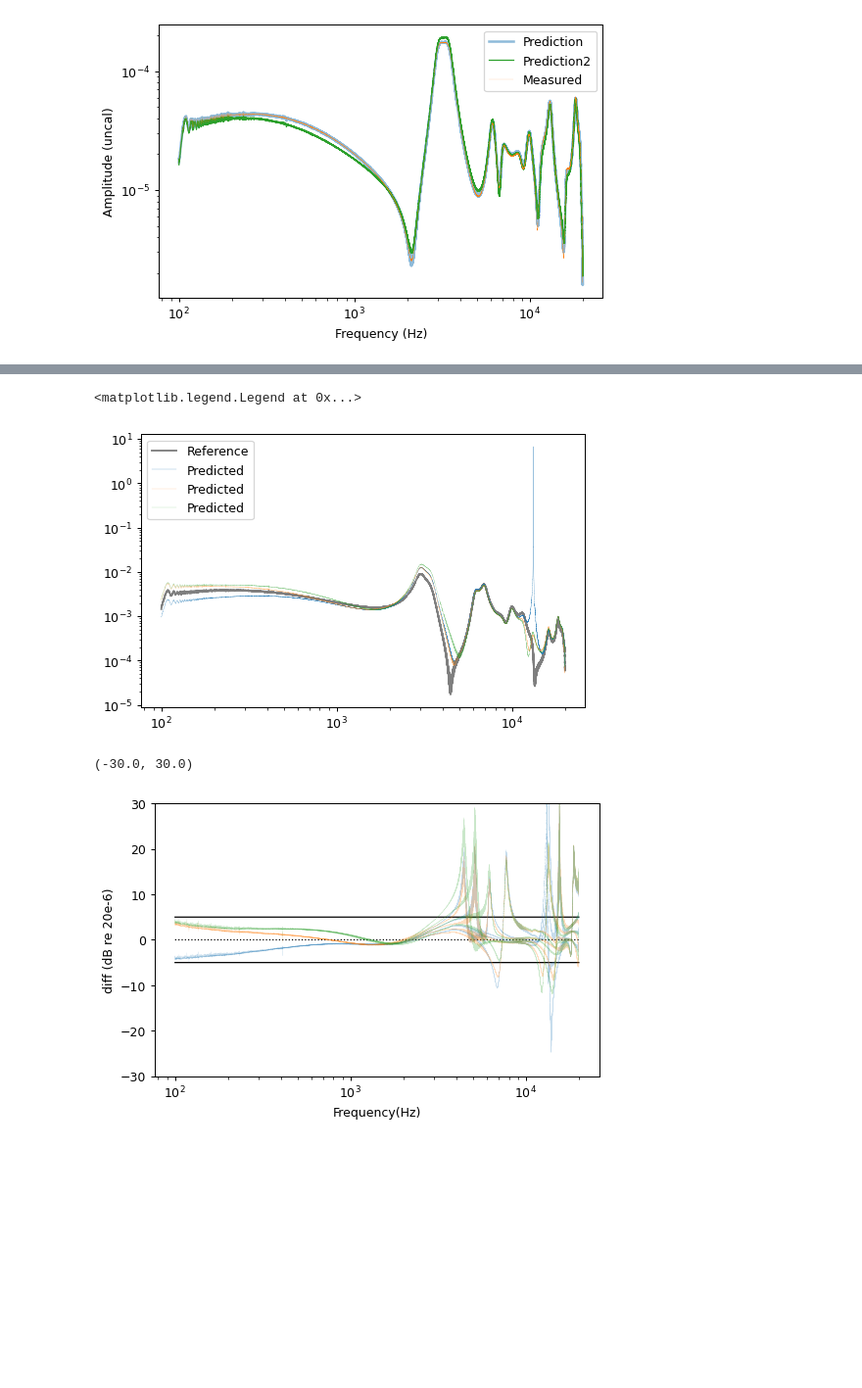
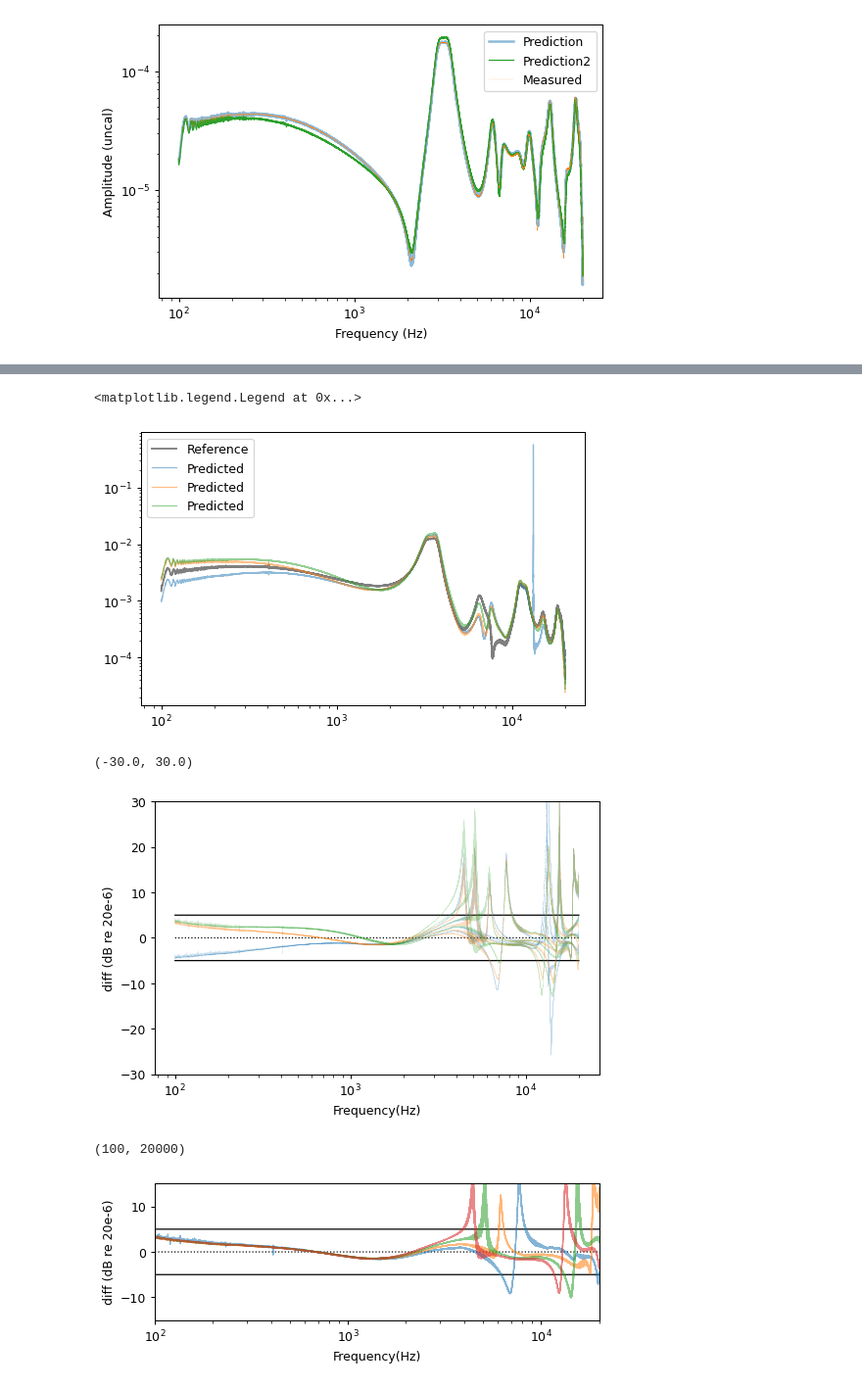
Before and after one commit to Tympan/auren-python, a Jupyter notebook: jupyter_notebooks/2024-07-02_auren_calibration_0.ipynb, the cells around one changed output, grey strips where cells are left out. Shown at 98% size. Cells and saved outputs as stored; diff of their text form; code cells hidden in the pictures; blank space fills up the shorter version.

```diff
--- a/jupyter_notebooks/2024-07-02_auren_calibration_0.ipynb
+++ b/jupyter_notebooks/2024-07-02_auren_calibration_0.ipynb
@@ -422,7 +422,7 @@ for i, mic in enumerate(channels[:-1]):
     p_probe_pred = cavern_model.p_measured(
         f[0, 0] * units.Hz,
         x_probe[0] + x_probe_offset,
-        x_mic[mic1], x_mic[mic_ref],
+        x_mic[mic], x_mic[mic_ref],
         p[:, trial, mic] * cal2[:, mic], p[:, trial, mic_ref])
     # mic_p_correction[i] = np.abs(p_probe_pred)
     mic_p_correction[i] = np.abs(p_ref_on_f[:, trial] / p_probe_pred)
@@ -522,5 +516,5 @@ plt.legend()
 # %%
-channel = 3
+channel = 0
 mic1 = 0
 N = p_ref.shape[0]
 p_probe_pred2 = cavern_model.p_measured(
@@ -530,11 +524,14 @@ p_probe_pred2 = cavern_model.p_measured(
     p[:N, trial, mic1] * cal2[:, mic1] * amp_cal, p[:N, trial, mic_ref] * amp_cal)
 
 mic1 = 1
+# mic2 = 2
 p_probe_pred22 = cavern_model.p_measured(
     f[0, 0] * units.Hz,
     x_probe[0] + x_probe_offset,
     x_mic[mic1], x_mic[mic_ref],
     p[:N, trial, mic1] * cal2[:, mic1] * amp_cal, p[:N, trial, mic_ref] * amp_cal)
+    # x_mic[mic1], x_mic[mic2],
+    # p[:N, trial, mic1] * cal2[:, mic1] * amp_cal, p[:N, trial, mic2] * cal2[:, mic2] * amp_cal)
 
 mic1 = 2
 p_probe_pred23 = cavern_model.p_measured(
@@ -546,27 +543,68 @@ p_probe_pred23 = cavern_model.p_measured(
 plt.figure(**figkwargs)
 plt.loglog(f_ref[0, 0], np.abs(p_ref[channel, trial]).T, 'k', alpha=0.5, label='Reference')
 # plt.loglog(f[0, 0], np.abs(p_ref_on_f[channel, trial]).T, 'r-', alpha=1, lw=0.2, label='Reference')
-plt.loglog(f_ref[0, 0], np.abs(p_probe_pred2[channel]).T, 'C0', alpha=0.9, label="Predicted", lw=0.2)
-plt.loglog(f_ref[0, 0], np.abs(p_probe_pred22[channel]).T, 'C1', alpha=0.5, label="Predicted", lw=0.2)
-plt.loglog(f_ref[0, 0], np.abs(p_probe_pred23[channel]).T, 'C2', alpha=0.5, label="Predicted", lw=0.2)
+plt.loglog(f_ref[0, 0], np.abs(p_probe_pred2[channel]).T, 'C0', alpha=0.5, label="Predicted", lw=1)
+plt.loglog(f_ref[0, 0], np.abs(p_probe_pred22[channel]).T, 'C1', alpha=0.5, label="Predicted", lw=1)
+plt.loglog(f_ref[0, 0], np.abs(p_probe_pred23[channel]).T, 'C2', alpha=0.5, label="Predicted", lw=1)
 plt.legend()
 # %% [output]
 <matplotlib.legend.Legend at 0x...>
-[figure, old version]
+[figure, new version]
+# %%
+plt.figure(**figkwargs)
+plt.semilogx(f[0, 0], f[0, 0]*0 + 5, 'k', lw=1, alpha=1)
+plt.semilogx(f[0, 0], f[0, 0]*0 - 5, 'k', lw=1, alpha=1)
+plt.semilogx(f[0, 0], f[0, 0]*0  , 'k:', lw=1, alpha=1)
+plt.semilogx(f_ref[0, 0], todB(p_probe_pred2).T - todB(p_ref[:, 0].T), 'C0', alpha=0.25, lw=0.2)
+plt.semilogx(f_ref[0, 0], todB(p_probe_pred22).T - todB(p_ref[:, 0].T), 'C1', alpha=0.25, lw=0.2)
+plt.semilogx(f_ref[0, 0], todB(p_probe_pred23).T - todB(p_ref[:, 0].T), 'C2', alpha=0.25, lw=0.2)
+
+# Linear x-scale version
+# plt.plot(f[0, 0], f[0, 0]*0 + 5, 'k', lw=1, alpha=1)
+# plt.plot(f[0, 0], f[0, 0]*0 - 5, 'k', lw=1, alpha=1)
+# plt.plot(f[0, 0], f[0, 0]*0  , 'k:', lw=1, alpha=1)
+# plt.plot(f_ref[0, 0], todB(p_probe_pred2).T - todB(p_ref[:, 0].T), 'C0', alpha=0.25, lw=0.2)
+# plt.plot(f_ref[0, 0], todB(p_probe_pred22).T - todB(p_ref[:, 0].T), 'C1', alpha=0.25, lw=0.2)
+# plt.plot(f_ref[0, 0], todB(p_probe_pred23).T - todB(p_ref[:, 0].T), 'C2', alpha=0.25, lw=0.2)
+
+# This is the same thing
+# plt.semilogx(f_ref[0, 0], 20*np.log10(np.abs(p_probe_pred2) / p_ref[:, 0]).T, 'C0', alpha=0.25, lw=0.2)
+# plt.semilogx(f_ref[0, 0], 20*np.log10(np.abs(p_probe_pred22) / p_ref[:, 0]).T, 'C1', alpha=0.25, lw=0.2)
+# plt.semilogx(f_ref[0, 0], 20*np.log10(np.abs(p_probe_pred23) / p_ref[:, 0]).T, 'C2', alpha=0.25, lw=0.2)
+plt.ylabel('diff (dB re 20e-6)')
+plt.xlabel('Frequency(Hz)')
+plt.ylim([-30, 30])
+# %% [output]
+(-30.0, 30.0)
+[figure, added]
 # %%
-plt.figure(**figkwargs)
+myfigkwars = figkwargs.copy()
+myfigkwars['figsize'] = (6.5, 6.5/1.618034 / 2)
+plt.figure(**myfigkwars)
 plt.semilogx(f[0, 0], f[0, 0]*0 + 5, 'k', lw=1, alpha=1)
 plt.semilogx(f[0, 0], f[0, 0]*0 - 5, 'k', lw=1, alpha=1)
 plt.semilogx(f[0, 0], f[0, 0]*0  , 'k:', lw=1, alpha=1)
-plt.semilogx(f_ref[0, 0], todB(p_probe_pred2).T - todB(p_ref[:, 0].T), 'C0', alpha=0.25, lw=0.2)
-plt.semilogx(f_ref[0, 0], todB(p_probe_pred22).T - todB(p_ref[:, 0].T), 'C1', alpha=0.25, lw=0.2)
-plt.semilogx(f_ref[0, 0], todB(p_probe_pred23).T - todB(p_ref[:, 0].T), 'C2', alpha=0.25, lw=0.2)
-# plt.semilogx(f_ref[0, 0], np.log10(np.abs(p_probe_pred2) / p_ref[:, 0]).T, 'C0', alpha=0.25, lw=0.2)
-# plt.semilogx(f_ref[0, 0], np.log10(np.abs(p_probe_pred22) / p_ref[:, 0]).T, 'C1', alpha=0.25, lw=0.2)
-# plt.semilogx(f_ref[0, 0], np.log10(np.abs(p_probe_pred23) / p_ref[:, 0]).T, 'C2', alpha=0.25, lw=0.2)
+# plt.semilogx(f_ref[0, 0], todB(p_probe_pred2).T - todB(p_ref[:, 0].T), 'C0', alpha=0.25, lw=0.2)
+plt.semilogx(f_ref[0, 0], todB(p_probe_pred22).T - todB(p_ref[:, 0].T), alpha=0.55, lw=1)
+# plt.semilogx(f_ref[0, 0], todB(p[:N, trial, 1] * cal2[:, 1] * amp_cal).T - todB(p_ref[:, 0].T), 'C2', alpha=0.25, lw=0.2)
+# plt.semilogx(f_ref[0, 0], todB(p_probe_pred23).T - todB(p_ref[:, 0].T), 'C2', alpha=0.25, lw=0.2)
+
+# Linear x-scale version
+# plt.plot(f[0, 0], f[0, 0]*0 + 5, 'k', lw=1, alpha=1)
+# plt.plot(f[0, 0], f[0, 0]*0 - 5, 'k', lw=1, alpha=1)
+# plt.plot(f[0, 0], f[0, 0]*0  , 'k:', lw=1, alpha=1)
+# plt.plot(f_ref[0, 0], todB(p_probe_pred2).T - todB(p_ref[:, 0].T), 'C0', alpha=0.25, lw=0.2)
+# plt.plot(f_ref[0, 0], todB(p_probe_pred22).T - todB(p_ref[:, 0].T), 'C1', alpha=0.25, lw=0.2)
+# plt.plot(f_ref[0, 0], todB(p_probe_pred23).T - todB(p_ref[:, 0].T), 'C2', alpha=0.25, lw=0.2)
+
+# This is the same thing
+# plt.semilogx(f_ref[0, 0], 20*np.log10(np.abs(p_probe_pred2) / p_ref[:, 0]).T, 'C0', alpha=0.25, lw=0.2)
+# plt.semilogx(f_ref[0, 0], 20*np.log10(np.abs(p_probe_pred22) / p_ref[:, 0]).T, 'C1', alpha=0.25, lw=0.2)
+# plt.semilogx(f_ref[0, 0], 20*np.log10(np.abs(p_probe_pred23) / p_ref[:, 0]).T, 'C2', alpha=0.25, lw=0.2)
 plt.ylabel('diff (dB re 20e-6)')
 plt.xlabel('Frequency(Hz)')
-plt.ylim([-30, 30])
+plt.ylim([-15, 15])
+plt.xlim([100, 20000])
 # %% [output]
-(-30.0, 30.0)
+(100, 20000)
-[figure, old version]
+[figure, new version]
```
Also changed, not shown: parts of 5 cells of this notebook.
